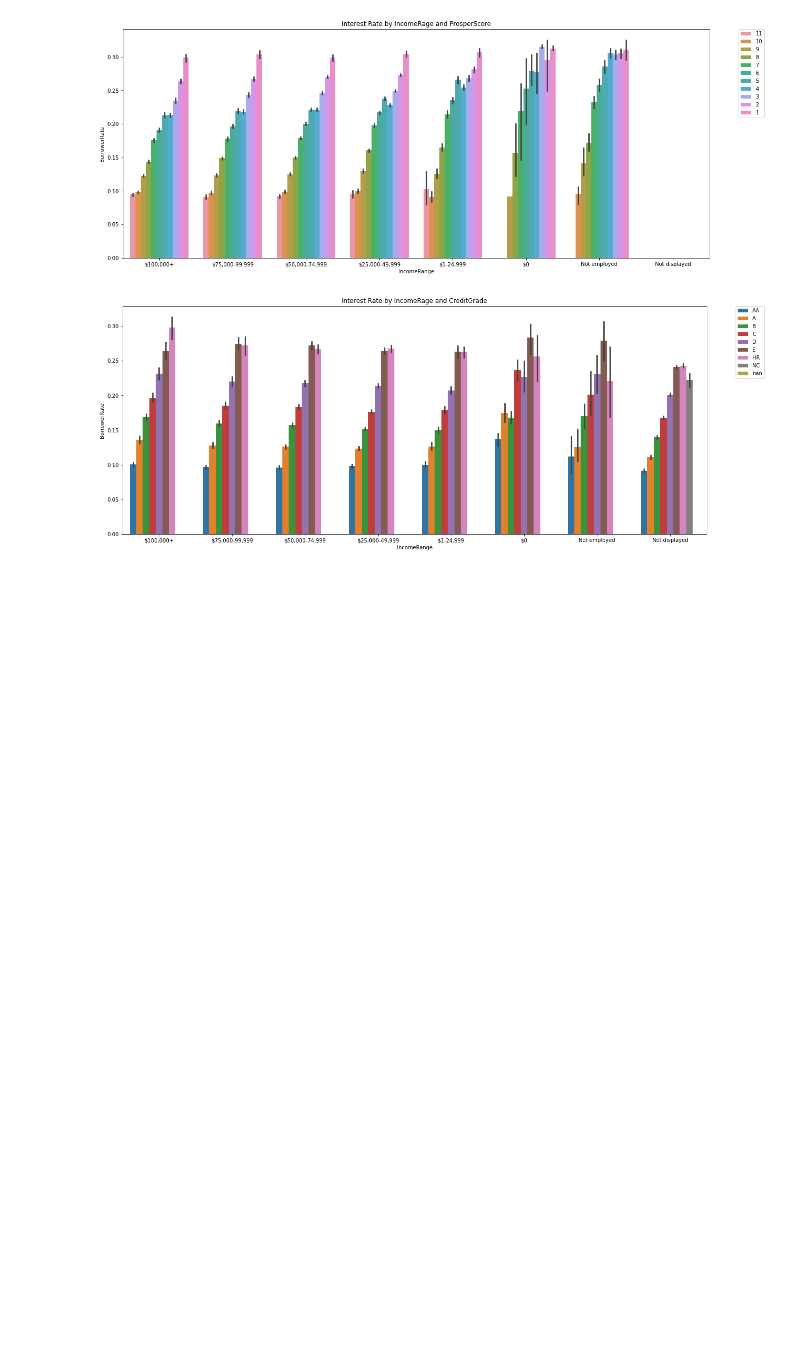
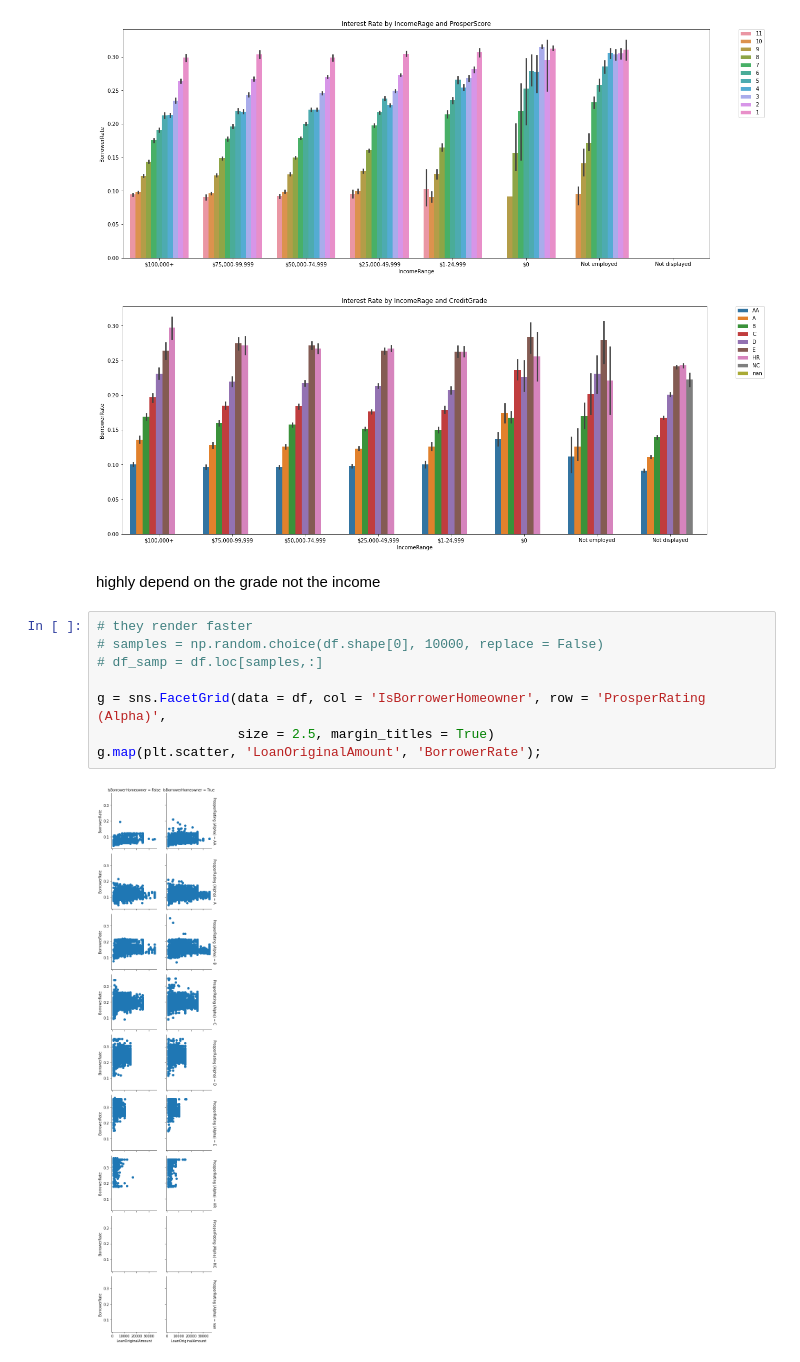
Before and after one commit to decemberkms/Loan-Data-Exploration, a Jupyter notebook: exploration_template.ipynb, the cells around one changed output. Cells and saved outputs as stored; diff of their text form; blank space fills up the shorter version.

Commit message:
Add multivariate graphs

```diff
--- a/exploration_template.ipynb
+++ b/exploration_template.ipynb
@@ -697,3 +697,15 @@ for i in ['ProsperRating (Alpha)', 'ProsperScore', 'CreditGrade']:
 [figure]
 [figure]
 [figure]
+# %% [markdown]
+highly depend on the grade not the income
+# %%
+# they render faster
+# samples = np.random.choice(df.shape[0], 10000, replace = False)
+# df_samp = df.loc[samples,:]
+
+g = sns.FacetGrid(data = df, col = 'IsBorrowerHomeowner', row = 'ProsperRating (Alpha)',
+                  size = 2.5, margin_titles = True)
+g.map(plt.scatter, 'LoanOriginalAmount', 'BorrowerRate');
+# %% [output]
+[figure, added]
```
Also changed, not shown: parts of 12 cells of this notebook.
